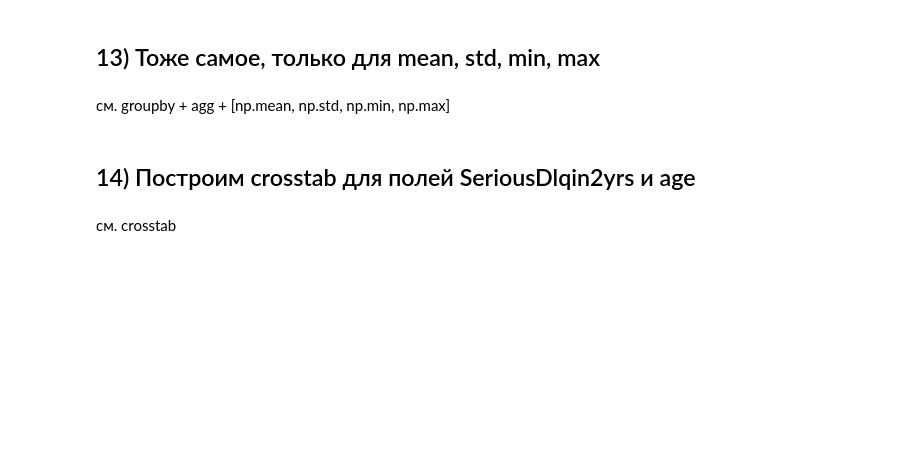
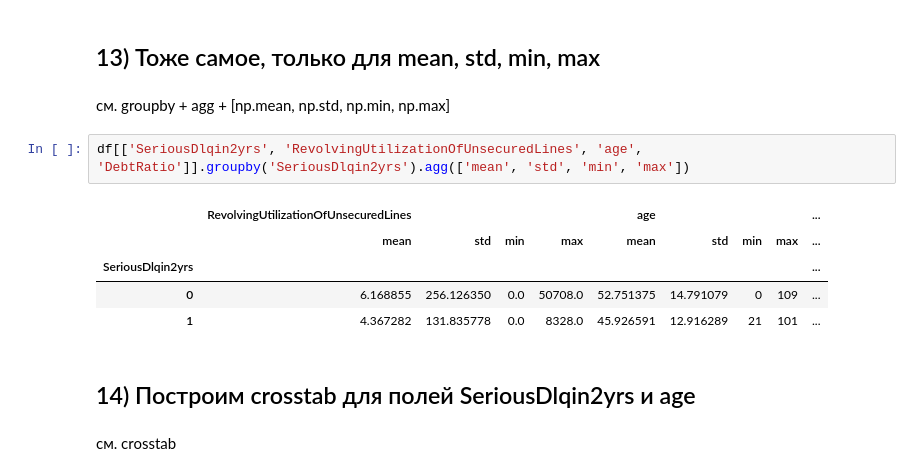
Before and after one commit to axreldable/tech_ml_intro, a Jupyter notebook: lesson_1/basic/3_dataset-emp.ipynb, the cells around one changed output. Saved outputs shown, nothing was run; the diff lists cells and outputs as text; blank space fills up the shorter version.

```diff
--- a/lesson_1/basic/3_dataset-emp.ipynb
+++ b/lesson_1/basic/3_dataset-emp.ipynb
@@ -160,6 +221,14 @@ TypeError: pivot_table() got multiple values for argument 'values'
 ## 13) Тоже самое, только для mean, std, min, max
 # %% [markdown]
 см. groupby + agg + [np.mean, np.std, np.min, np.max]
+# %%
+df[['SeriousDlqin2yrs', 'RevolvingUtilizationOfUnsecuredLines', 'age', 'DebtRatio']].groupby('SeriousDlqin2yrs').agg(['mean', 'std', 'min', 'max'])
+# %% [output]
+|  | RevolvingUtilizationOfUnsecuredLines |  |  |  | age |  |  |  | ... |
+|  | mean | std | min | max | mean | std | min | max | ... |
+| SeriousDlqin2yrs |  |  |  |  |  |  |  |  | ... |
+| 0 | 6.168855 | 256.126350 | 0.0 | 50708.0 | 52.751375 | 14.791079 | 0 | 109 | ... |
+| 1 | 4.367282 | 131.835778 | 0.0 | 8328.0 | 45.926591 | 12.916289 | 21 | 101 | ... |
 # %% [markdown]
 ## 14) Построим crosstab для полей SeriousDlqin2yrs и age
 # %% [markdown]
```
Also changed, not shown: parts of 8 cells of this notebook, 1 other file.
